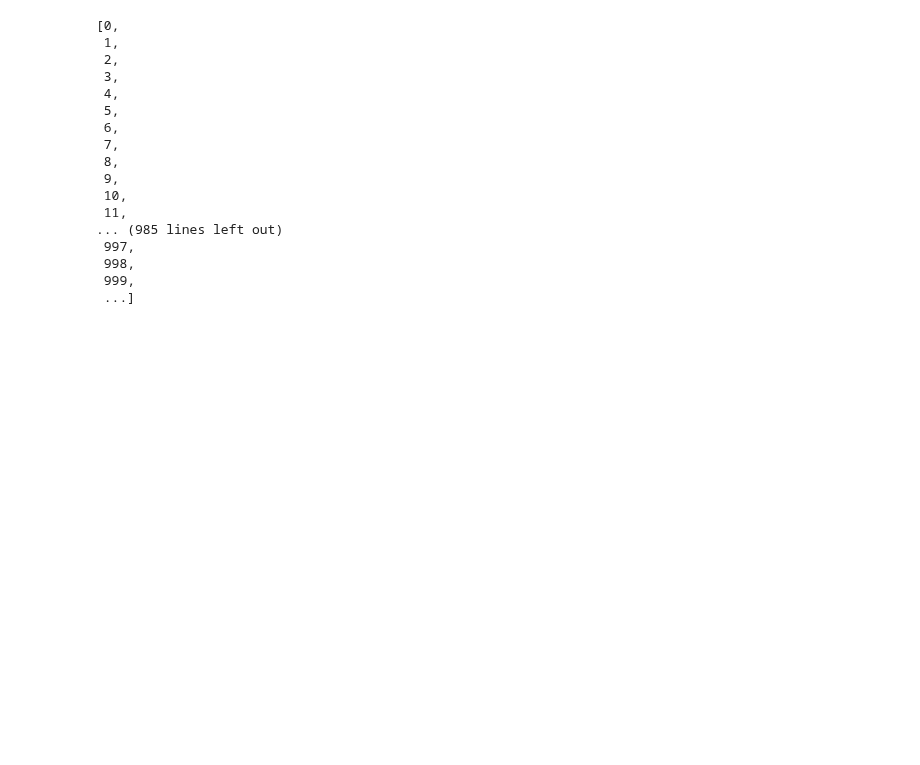
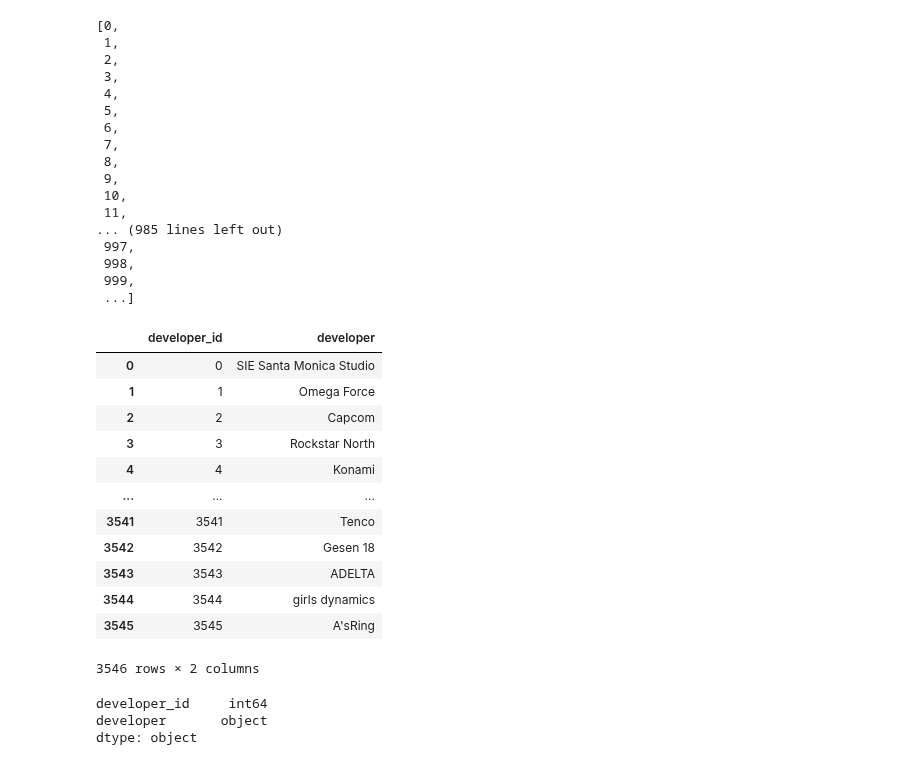
Before and after one commit to ushaakumaar/Video_Games_Sales_Analysis_ETL, a Jupyter notebook: Load.ipynb, the cells around one changed output. Saved outputs shown, nothing was run; the diff lists cells and outputs as text; code cells hidden in the pictures; blank space fills up the shorter version.

```diff
--- a/Load.ipynb
+++ b/Load.ipynb
@@ -107,6 +107,27 @@ developer_id_list
 # %%
 # Create developer dataframe
 developer_df = pd.DataFrame({
     'developer_id': developer_id_list,
-
+    'developer': developer_list
 })
+developer_df
+# %% [output]
+|  | developer_id | developer |
+| 0 | 0 | SIE Santa Monica Studio |
+| 1 | 1 | Omega Force |
+| 2 | 2 | Capcom |
+| 3 | 3 | Rockstar North |
+| 4 | 4 | Konami |
+| ... | ... | ... |
+| 3541 | 3541 | Tenco |
+| 3542 | 3542 | Gesen 18 |
+| 3543 | 3543 | ADELTA |
+| 3544 | 3544 | girls dynamics |
+| 3545 | 3545 | A'sRing |
+3546 rows × 2 columns
+# %%
+developer_df.dtypes
+# %% [output]
+developer_id     int64
+developer       object
+dtype: object
```
